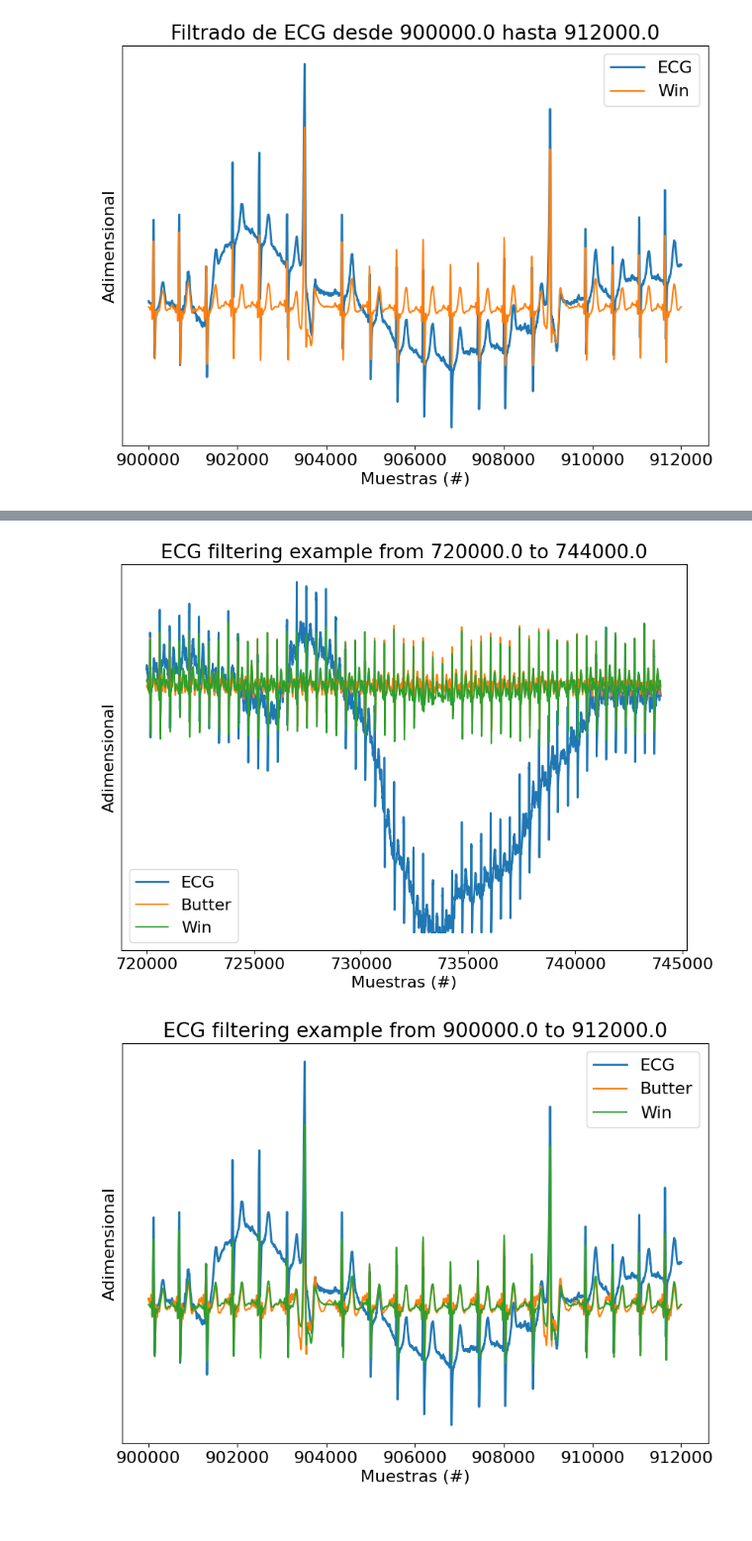
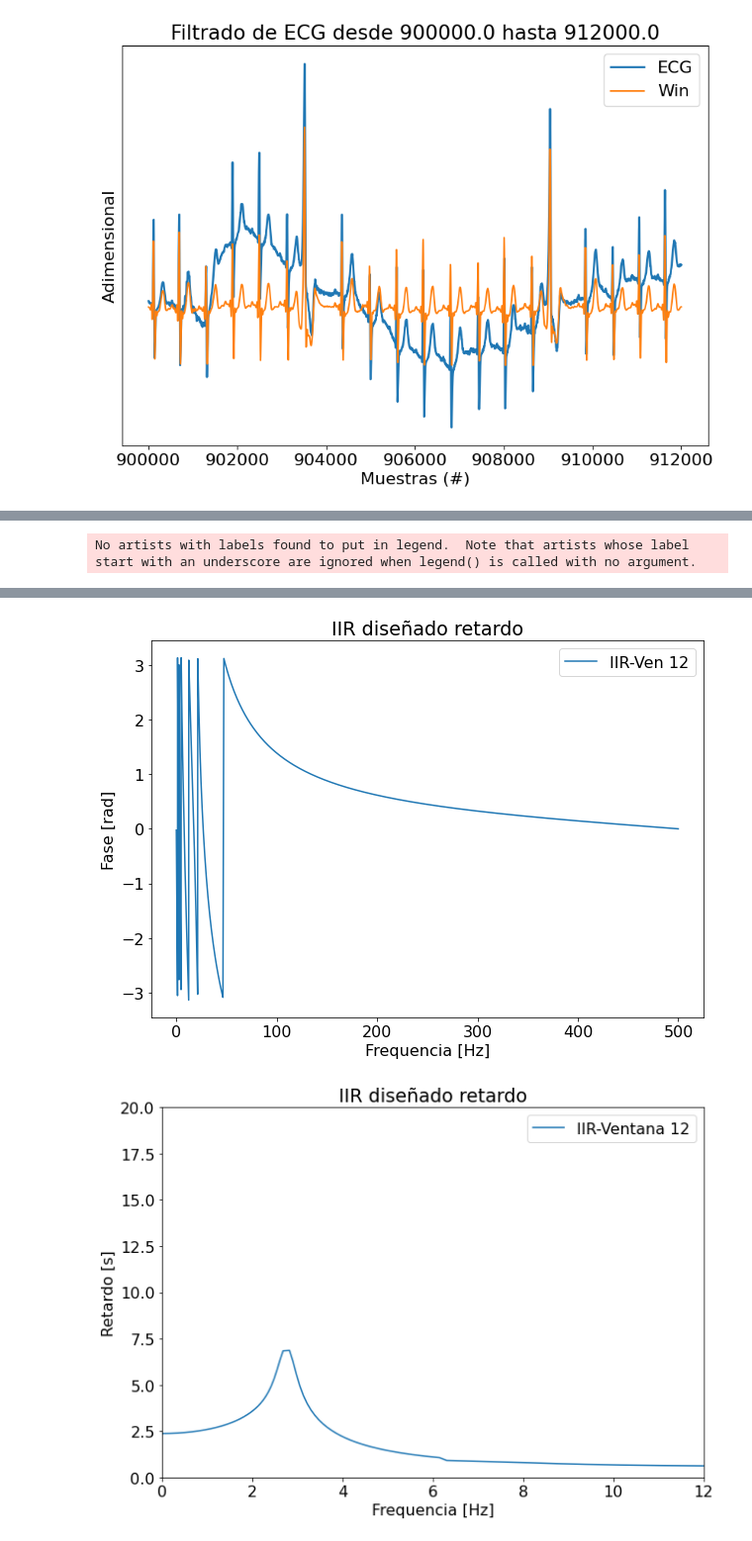
Before and after one commit to Jnino89/TC2_Jupyter_Notebook_1, a Jupyter notebook: TS9/TS9_Niño.ipynb, the cells around one changed output, grey strips where cells are left out. Shown at 99% size. Saved outputs shown, nothing was run; the diff lists cells and outputs as text; code cells hidden in the pictures.

```diff
--- a/TS9/TS9_Niño.ipynb
+++ b/TS9/TS9_Niño.ipynb
@@ -232,7 +232,7 @@ cant_muestras = len(ecg_one_lead)
 
 fs = 1000  # Hz
 nyq_frec = fs / 2
-
+demora = 750
 #Plantilla
 
 # filter design
@@ -247,8 +247,6 @@ ws2 = 30.0 #Hz
 frecs = np.array([0.0,         ws1,         wp1,     wp2,     ws2,         nyq_frec   ]) / nyq_frec
 gains = np.array([-atenuacion, -atenuacion, -ripple, -ripple, -atenuacion, -atenuacion])
 gains = 10**(gains/20)
-cant_coeficientes = 1501
-#num_win = sig.firwin2(cant_coeficientes, frecs, gains , window='blackmanharris' )
 #num_firls_bp = sig.firls(1200, frecs, gains, fs=fs)
 #num_remez_bp = sig.remez(1200, frecs, gains[::2], fs=fs)
 #num_firls_hp = sig.firls(300, frecs, gains, fs=fs)
@@ -265,6 +263,7 @@ w_rad  = np.append(w_rad, np.linspace(40, nyq_frec, 500, endpoint=True) ) / nyq_
 
 #_, hh_win = sig.freqz(num_win, den, w)
 _, h_butter = sig.sosfreqz(bp_sos_butter, w_rad)
+
 #_, h_butter = sig.freqz(bp_sos_butter, den)
 # renormalizo el eje de frecuencia
 _ = _ / np.pi * nyq_frec
@@ -281,10 +280,47 @@ plt.ylabel('Módulo [dB]')
 plt.grid()
 plt.axis([0, 100, -100, 5 ]);
 
+plot_plantilla(filter_type = 'bandpass', fpass = frecs[[2, 3]]* nyq_frec, ripple = ripple , fstop = frecs[ [1, 4] ]* nyq_frec, attenuation = atenuacion)
 axes_hdl = plt.gca()
 axes_hdl.legend()
 
-plot_plantilla(filter_type = 'bandpass', fpass = frecs[[2, 3]]* nyq_frec, ripple = ripple , fstop = frecs[ [1, 4] ]* nyq_frec, attenuation = atenuacion)
+plt.show()
+
+plt.figure(2)
+
+phase_win = np.angle(h_butter)
+
+
+plt.plot(_, phase_win, label='IIR-Ven {:d}'.format(bp_sos_butter.shape[0]))    # Bode phase plot
+
+plt.title('IIR diseñado retardo')
+plt.xlabel('Frequencia [Hz]')
+plt.ylabel('Fase [rad]')
+
+axes_hdl = plt.gca()
+axes_hdl.legend()
+
+plt.show()
+
+plt.figure(3)
+
+gd_win = group_delay(_, phase_win)
+
+# Para órdenes grandes
+plt.plot(_[gd_win>0], gd_win[gd_win>0], label='IIR-Ventana {:d}'.format(bp_sos_butter.shape[0]))    # Bode phase plot
+
+plt.axis([0, 12, 0, 20 ])
+
+plt.title('IIR diseñado retardo')
+plt.xlabel('Frequencia [Hz]')
+plt.ylabel('Retardo [s]')
+
+axes_hdl = plt.gca()
+axes_hdl.legend()
+
+plt.show()
+
+
 # IIR
 ECG_f_butt = sig.sosfiltfilt(bp_sos_butter, ecg_one_lead)
 
@@ -324,3 +360,4 @@ for ii in regs_interes:
     plt.show()
 # %% [output]
 [figure]
+No artists with labels found to put in legend.  Note that artists whose label start with an underscore are ignored when legend() is called with no argument.
@@ -328,2 +365,2 @@ for ii in regs_interes:
-[figure, old version]
+[figure, new version]
-[figure, old version]
+[figure, new version]
```
Also changed, not shown: parts of 4 cells of this notebook.
